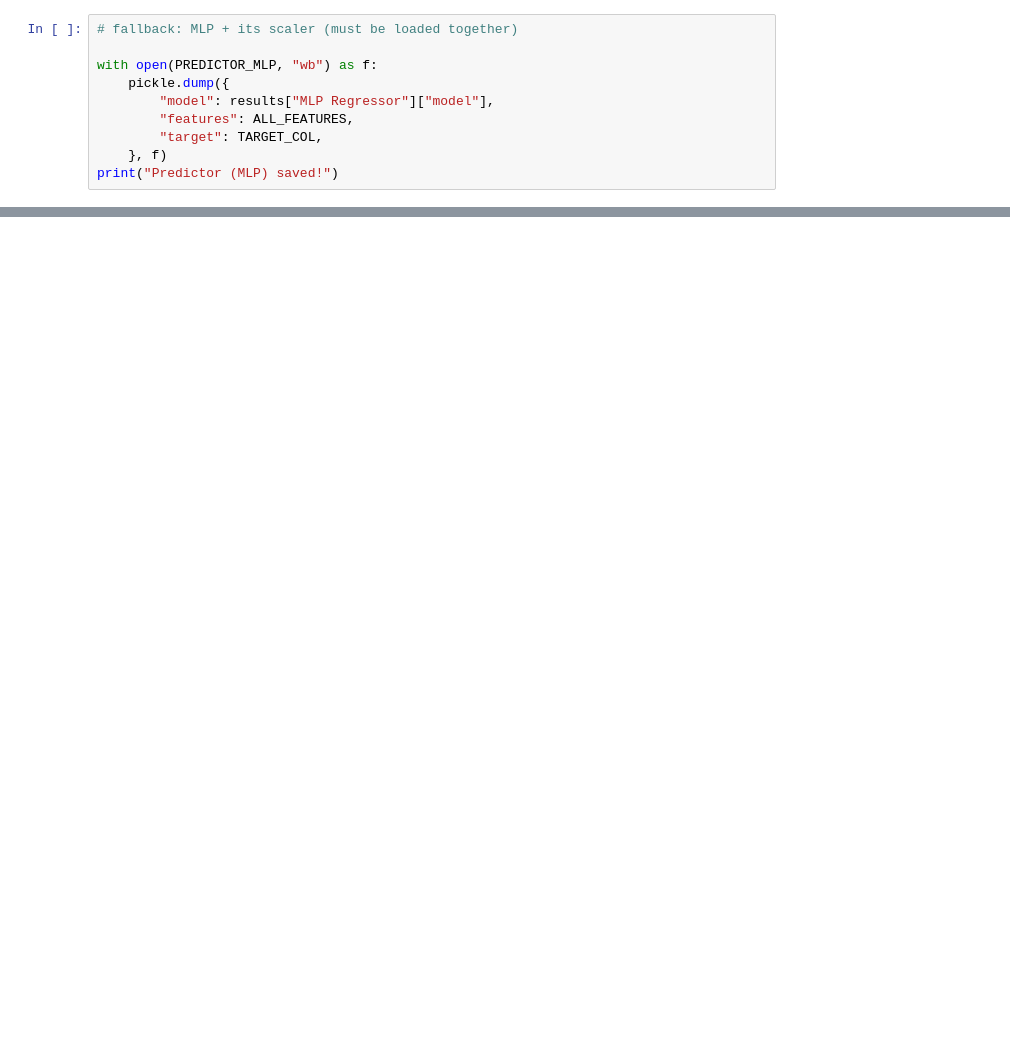
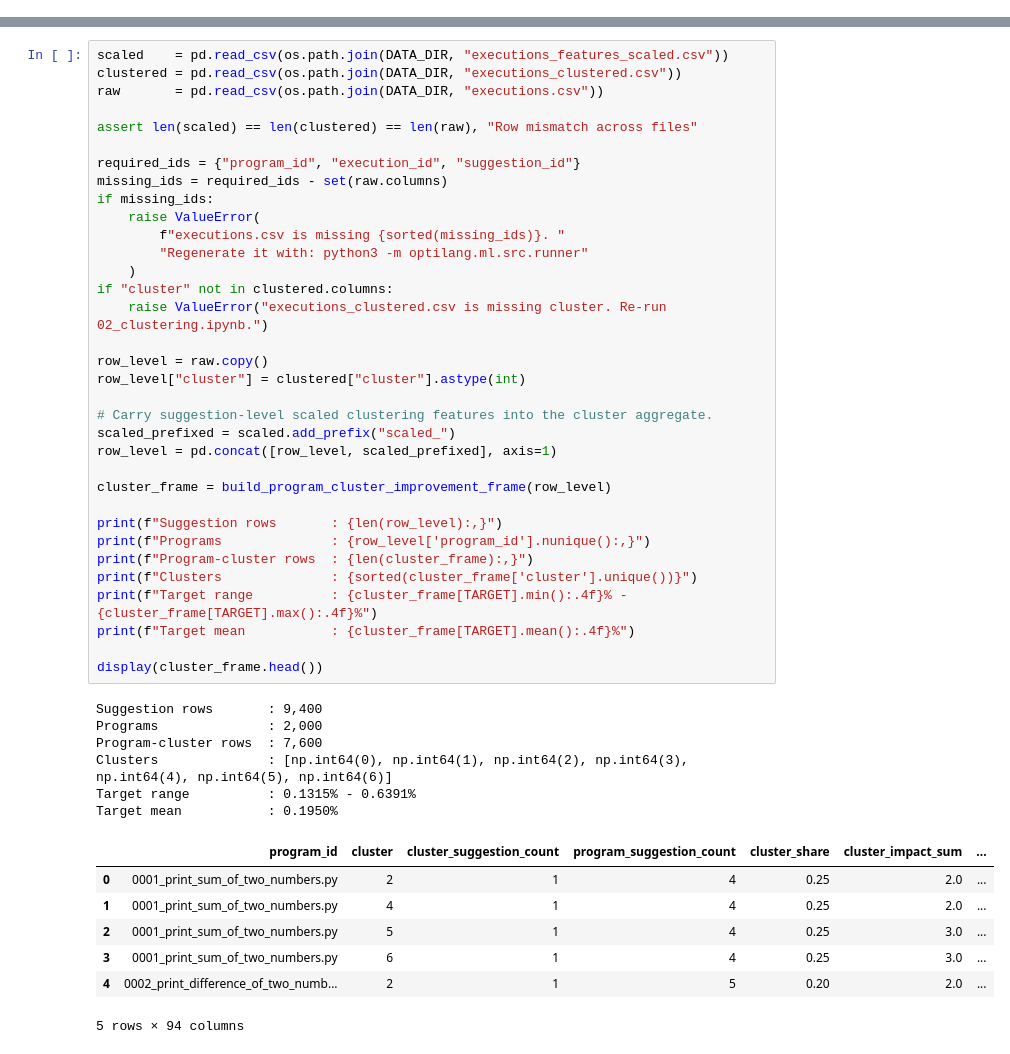
Before and after one commit to Sthamanik/OptiLang, a Jupyter notebook: optilang/ml/notebooks/04_prediction.ipynb, the cells around one changed output, grey strips where cells are left out. Saved outputs shown, nothing was run; the diff lists cells and outputs as text; blank space fills up the shorter version.

```diff
--- a/optilang/ml/notebooks/04_prediction.ipynb
+++ b/optilang/ml/notebooks/04_prediction.ipynb
@@ -284,10 +0,0 @@ Predictor (Linear Regression) saved!
-# %%
-# fallback: MLP + its scaler (must be loaded together)
-
-with open(PREDICTOR_MLP, "wb") as f:
-    pickle.dump({
-        "model": results["MLP Regressor"]["model"],
-        "features": ALL_FEATURES,
-        "target": TARGET_COL,
-    }, f)
-print("Predictor (MLP) saved!")
@@ -458,0 +137,48 @@ save_fig(os.path.join(PLOTS_DIR, "pred_model_comparison.png"))
+# %%
+scaled    = pd.read_csv(os.path.join(DATA_DIR, "executions_features_scaled.csv"))
+clustered = pd.read_csv(os.path.join(DATA_DIR, "executions_clustered.csv"))
+raw       = pd.read_csv(os.path.join(DATA_DIR, "executions.csv"))
+
+assert len(scaled) == len(clustered) == len(raw), "Row mismatch across files"
+
+required_ids = {"program_id", "execution_id", "suggestion_id"}
+missing_ids = required_ids - set(raw.columns)
+if missing_ids:
+    raise ValueError(
+        f"executions.csv is missing {sorted(missing_ids)}. "
+        "Regenerate it with: python3 -m optilang.ml.src.runner"
+    )
+if "cluster" not in clustered.columns:
+    raise ValueError("executions_clustered.csv is missing cluster. Re-run 02_clustering.ipynb.")
+
+row_level = raw.copy()
+row_level["cluster"] = clustered["cluster"].astype(int)
+
+# Carry suggestion-level scaled clustering features into the cluster aggregate.
+scaled_prefixed = scaled.add_prefix("scaled_")
+row_level = pd.concat([row_level, scaled_prefixed], axis=1)
+
+cluster_frame = build_program_cluster_improvement_frame(row_level)
+
+print(f"Suggestion rows       : {len(row_level):,}")
+print(f"Programs              : {row_level['program_id'].nunique():,}")
+print(f"Program-cluster rows  : {len(cluster_frame):,}")
+print(f"Clusters              : {sorted(cluster_frame['cluster'].unique())}")
+print(f"Target range          : {cluster_frame[TARGET].min():.4f}% - {cluster_frame[TARGET].max():.4f}%")
+print(f"Target mean           : {cluster_frame[TARGET].mean():.4f}%")
+
+display(cluster_frame.head())
+# %% [output]
+Suggestion rows       : 9,400
+Programs              : 2,000
+Program-cluster rows  : 7,600
+Clusters              : [np.int64(0), np.int64(1), np.int64(2), np.int64(3), np.int64(4), np.int64(5), np.int64(6)]
+Target range          : 0.1315% - 0.6391%
+Target mean           : 0.1950%
+|  | program_id | cluster | cluster_suggestion_count | program_suggestion_count | cluster_share | cluster_impact_sum | ... |
+| 0 | 0001_print_sum_of_two_numbers.py | 2 | 1 | 4 | 0.25 | 2.0 | ... |
+| 1 | 0001_print_sum_of_two_numbers.py | 4 | 1 | 4 | 0.25 | 2.0 | ... |
+| 2 | 0001_print_sum_of_two_numbers.py | 5 | 1 | 4 | 0.25 | 3.0 | ... |
+| 3 | 0001_print_sum_of_two_numbers.py | 6 | 1 | 4 | 0.25 | 3.0 | ... |
+| 4 | 0002_print_difference_of_two_numb... | 2 | 1 | 5 | 0.20 | 2.0 | ... |
+5 rows × 94 columns
```
Also changed, not shown: parts of 58 cells of this notebook.
